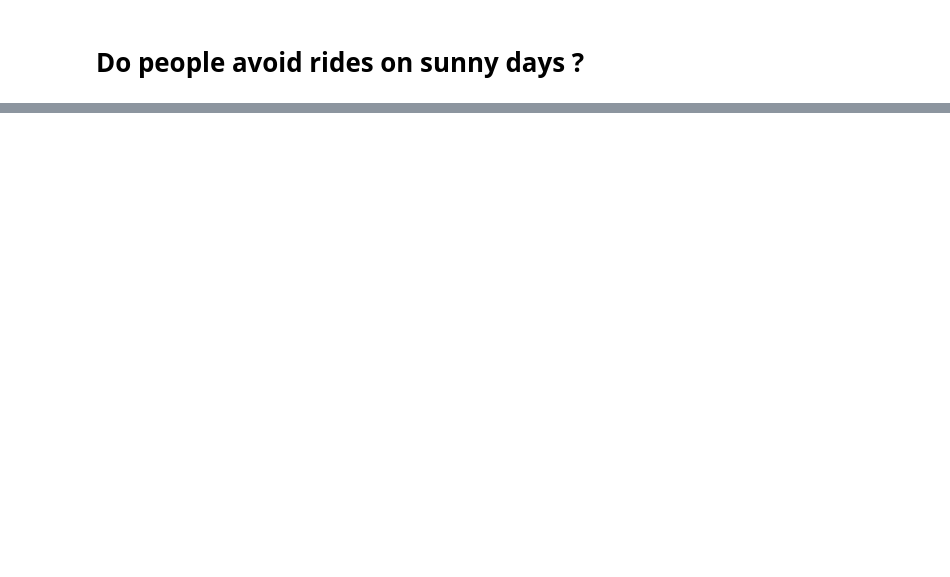
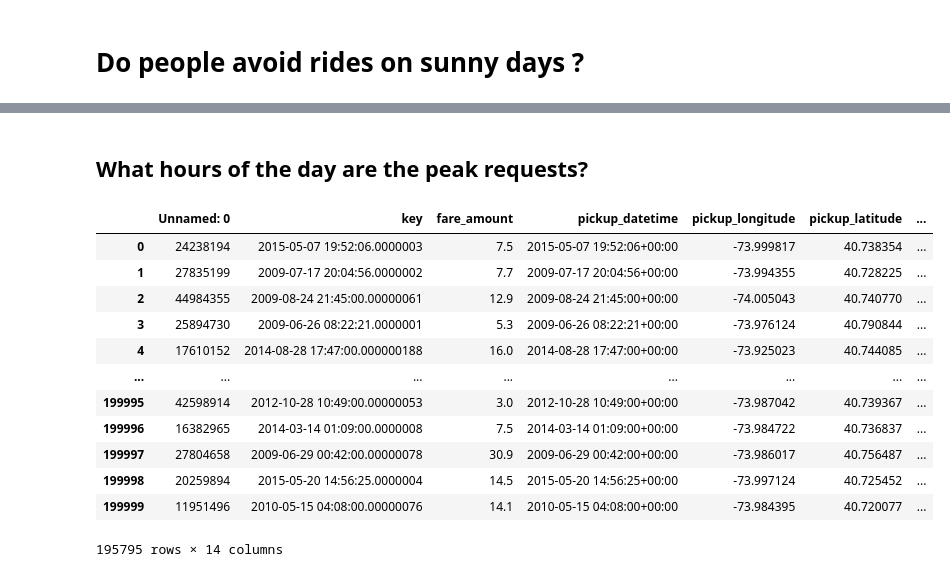
Before and after one commit to KevinZhuangC/project-1, a Jupyter notebook: project1-Group3.ipynb, the cells around one changed output, grey strips where cells are left out. Drawn from its saved outputs; the diff is of its cells as text; code cells hidden in the pictures; blank space fills up the shorter version.

```diff
--- a/project1-Group3.ipynb
+++ b/project1-Group3.ipynb
@@ -379,0 +378,36 @@ plt.show()
+# %% [markdown]
+## What hours of the day are the peak requests?
+# %%
+uber_new1 = uber_new.copy()
+
+# Check types from csv
+#tipyofdata = df.dtypes
+#print(tipyofdata)
+
+#convert from object to DateTime
+uber_new1['pickup_datetime'] = pd.to_datetime(uber_new1['pickup_datetime'])
+
+#get the day, month and year of the ride
+
+uber_new1["weekday"] = uber_new1.loc[:,"pickup_datetime"].dt.weekday
+uber_new1["hour"] = uber_new1.loc[:,"pickup_datetime"].dt.hour
+uber_new1["weekdayname"] = uber_new1.loc[:,"pickup_datetime"].dt.day_name()
+uber_new1["year"] = uber_new1.loc[:,"pickup_datetime"].dt.year
+uber_new1["month"] = uber_new1.loc[:,"pickup_datetime"].dt.month
+
+
+uber_new1
+# %% [output]
+|  | Unnamed: 0 | key | fare_amount | pickup_datetime | pickup_longitude | pickup_latitude | ... |
+| 0 | 24238194 | 2015-05-07 19:52:06.0000003 | 7.5 | 2015-05-07 19:52:06+00:00 | -73.999817 | 40.738354 | ... |
+| 1 | 27835199 | 2009-07-17 20:04:56.0000002 | 7.7 | 2009-07-17 20:04:56+00:00 | -73.994355 | 40.728225 | ... |
+| 2 | 44984355 | 2009-08-24 21:45:00.00000061 | 12.9 | 2009-08-24 21:45:00+00:00 | -74.005043 | 40.740770 | ... |
+| 3 | 25894730 | 2009-06-26 08:22:21.0000001 | 5.3 | 2009-06-26 08:22:21+00:00 | -73.976124 | 40.790844 | ... |
+| 4 | 17610152 | 2014-08-28 17:47:00.000000188 | 16.0 | 2014-08-28 17:47:00+00:00 | -73.925023 | 40.744085 | ... |
+| ... | ... | ... | ... | ... | ... | ... | ... |
+| 199995 | 42598914 | 2012-10-28 10:49:00.00000053 | 3.0 | 2012-10-28 10:49:00+00:00 | -73.987042 | 40.739367 | ... |
+| 199996 | 16382965 | 2014-03-14 01:09:00.0000008 | 7.5 | 2014-03-14 01:09:00+00:00 | -73.984722 | 40.736837 | ... |
+| 199997 | 27804658 | 2009-06-29 00:42:00.00000078 | 30.9 | 2009-06-29 00:42:00+00:00 | -73.986017 | 40.756487 | ... |
+| 199998 | 20259894 | 2015-05-20 14:56:25.0000004 | 14.5 | 2015-05-20 14:56:25+00:00 | -73.997124 | 40.725452 | ... |
+| 199999 | 11951496 | 2010-05-15 04:08:00.00000076 | 14.1 | 2010-05-15 04:08:00+00:00 | -73.984395 | 40.720077 | ... |
+195795 rows × 14 columns
```
Also changed, not shown: parts of 22 cells of this notebook.
